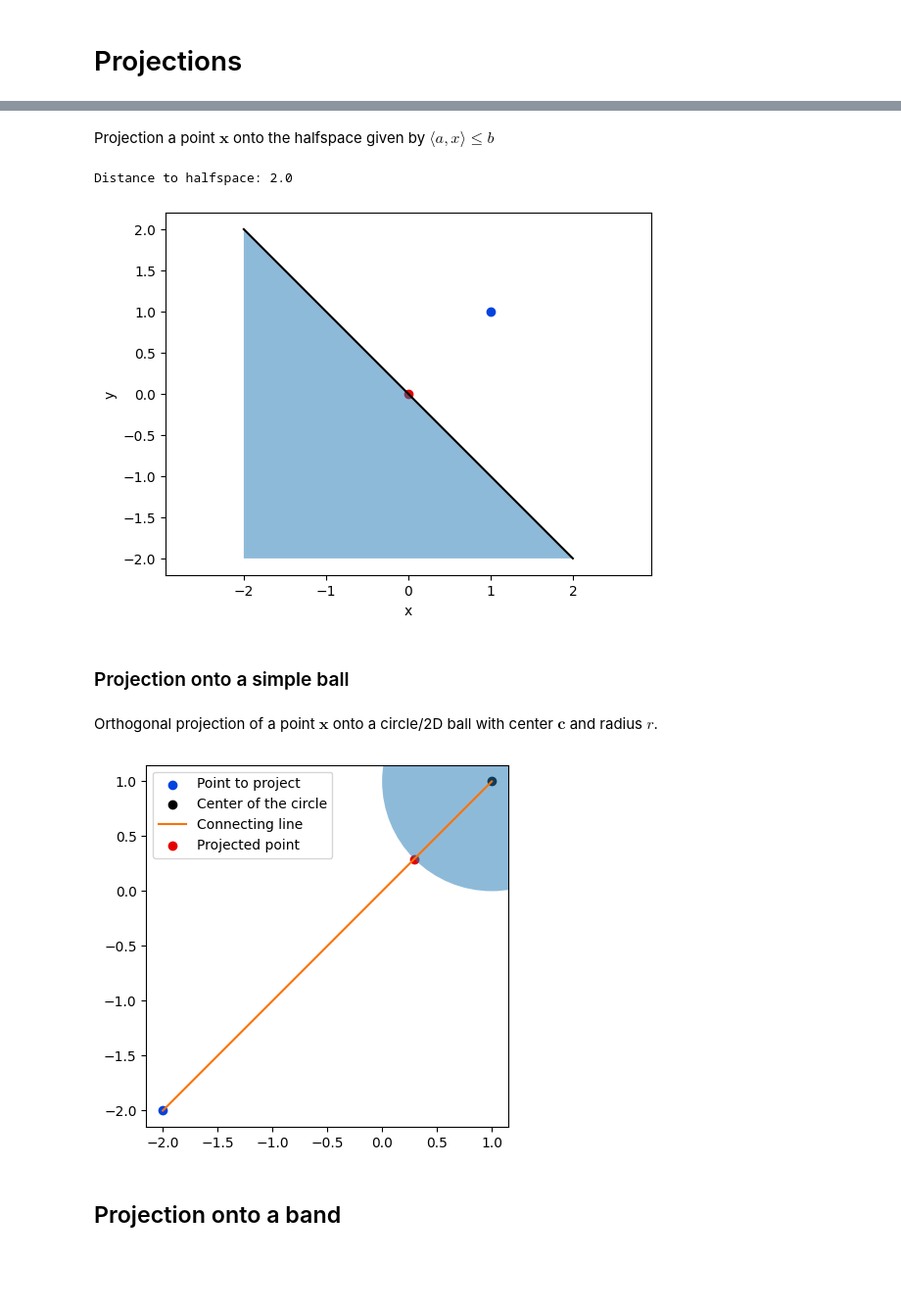
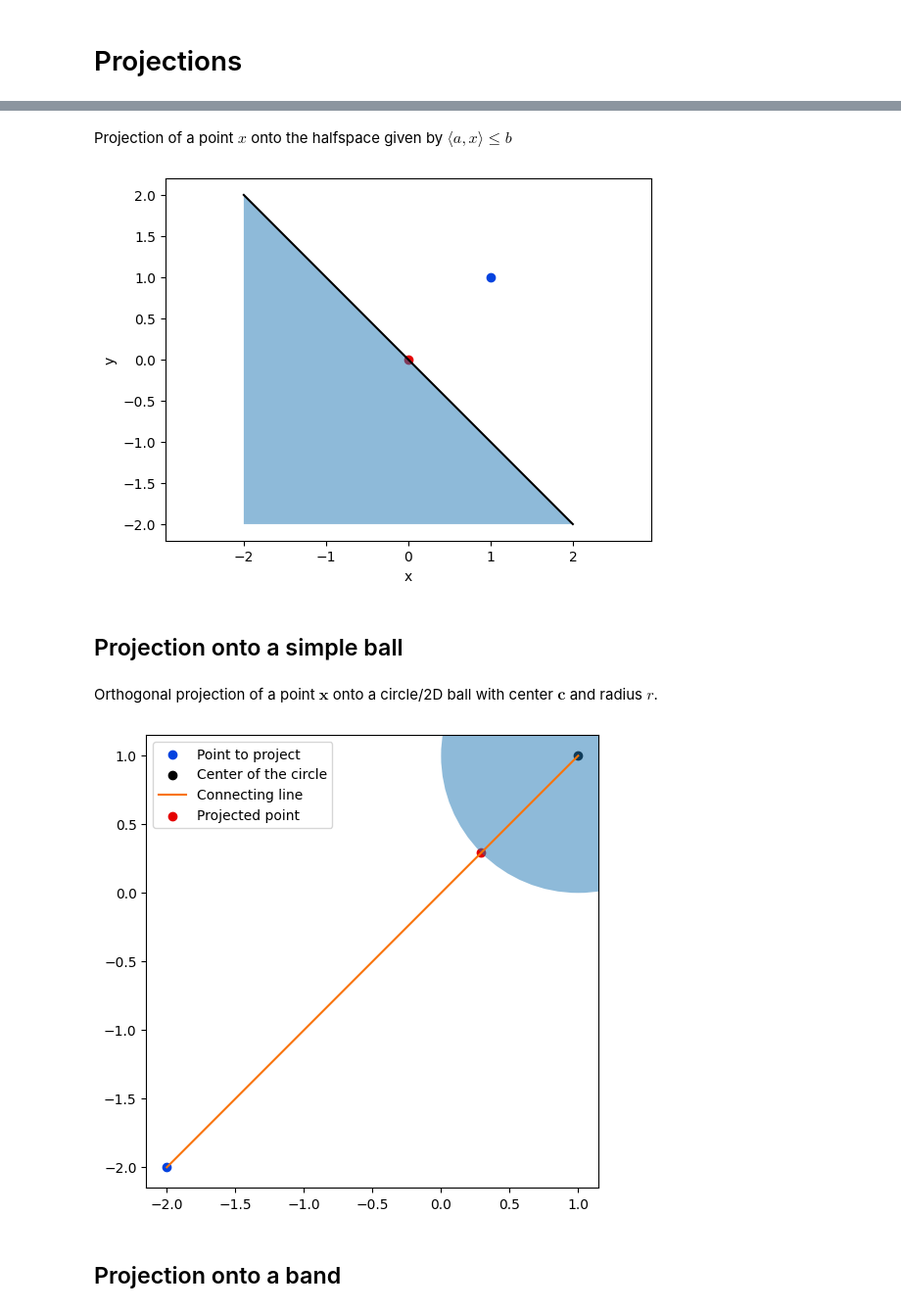
Before and after one commit to DKFZ-OpenMedPhys/SupPy, a Jupyter notebook: examples/01_Projections.ipynb, the cells around one changed output, grey strips where cells are left out. Shown at 98% size. Cells and saved outputs as stored; diff of their text form; code cells hidden in the pictures; blank space fills up the shorter version.

```diff
--- a/examples/01_Projections.ipynb
+++ b/examples/01_Projections.ipynb
@@ -11,13 +29,12 @@ import suppy.projections as pr
 # %% [markdown]
-Projection a point $\mathbf{x}$ onto the halfspace given by $\langle a,x \rangle \leq b$
+Projection of a point $x$ onto the halfspace given by $\langle a,x \rangle \leq b$
 # %%
 # Halfspace defined through <a, x>  <= b
 # Define the normal vector a
 a = np.array([1,1])
 b = 0
-Halfspace = pr.HalfspaceProjection(a, b)
+Halfspace = HalfspaceProjection(a, b)
 x = np.array([1,1],dtype = float)
-print('Distance to halfspace:',Halfspace.proximity(x))
 # Define the point to project
 x = np.array([1,1],dtype = float)
 fig,ax = plt.subplots()
@@ -29,14 +46,6 @@ ax.scatter(*proj,color = 'xkcd:red')
 # Visualize the halfspace
 xlin = np.linspace(-2, 2, 100)
 Halfspace.visualize(ax,xlin)
-Halfspace.proximity(x)
-#
-#ylin = (b-a[0]*xlin)/a[1]
-#ax.plot(xlin,ylin, color='black')
-
-# Fill the area above the linear function with blue color
-#
-
 # Set the x and y axis labels
 plt.xlabel('x')
 plt.ylabel('y')
@@ -44,9 +53,8 @@ plt.ylabel('y')
 plt.axis('equal')
 plt.show()
 # %% [output]
-Distance to halfspace: 2.0
 [figure]
 # %% [markdown]
-### Projection onto a simple ball
+## Projection onto a simple ball
 # %% [markdown]
 Orthogonal projection of a point $\mathbf{x}$ onto a circle/2D ball with center $\mathbf{c}$ and radius $r$.
@@ -53,31 +63,31 @@ Orthogonal projection of a point $\mathbf{x}$ onto a circle/2D ball with center
 # %%
 c = np.array([1,1])
 r = 1
-Ball = pr.BallProjection(c, r)
+Ball = BallProjection(c, r)
 
 # Define the point to project
 x = np.array([-2,-2],dtype = float)
-fig, ax = plt.subplots()
+fig, ax = plt.subplots(figsize=(6,6))
 
 plt.scatter(*x, color='xkcd:blue', label='Point to project')
 plt.scatter(*c, color='xkcd:black', label='Center of the circle')
 plt.plot([c[0], x[0]], [c[1], x[1]], color='xkcd:orange', label='Connecting line')
 proj = Ball.project(x)
 plt.scatter(*proj, color='xkcd:red', label='Projected point')
 
 # Visualize the circle
 Ball.visualize(ax)
 
 # circle_1 = plt.Circle(c, r, color='beige', alpha=0.5)
 # ax.add_patch(circle_1)
 ax.set_aspect('equal')
 
 # Add legend
 plt.legend()
 
 plt.show()
 # %% [output]
-[figure, old version]
+[figure, new version]
 # %% [markdown]
 ## Projection onto a band
 # %% [markdown]
```
Also changed, not shown: parts of 40 cells of this notebook, 2 other files.
